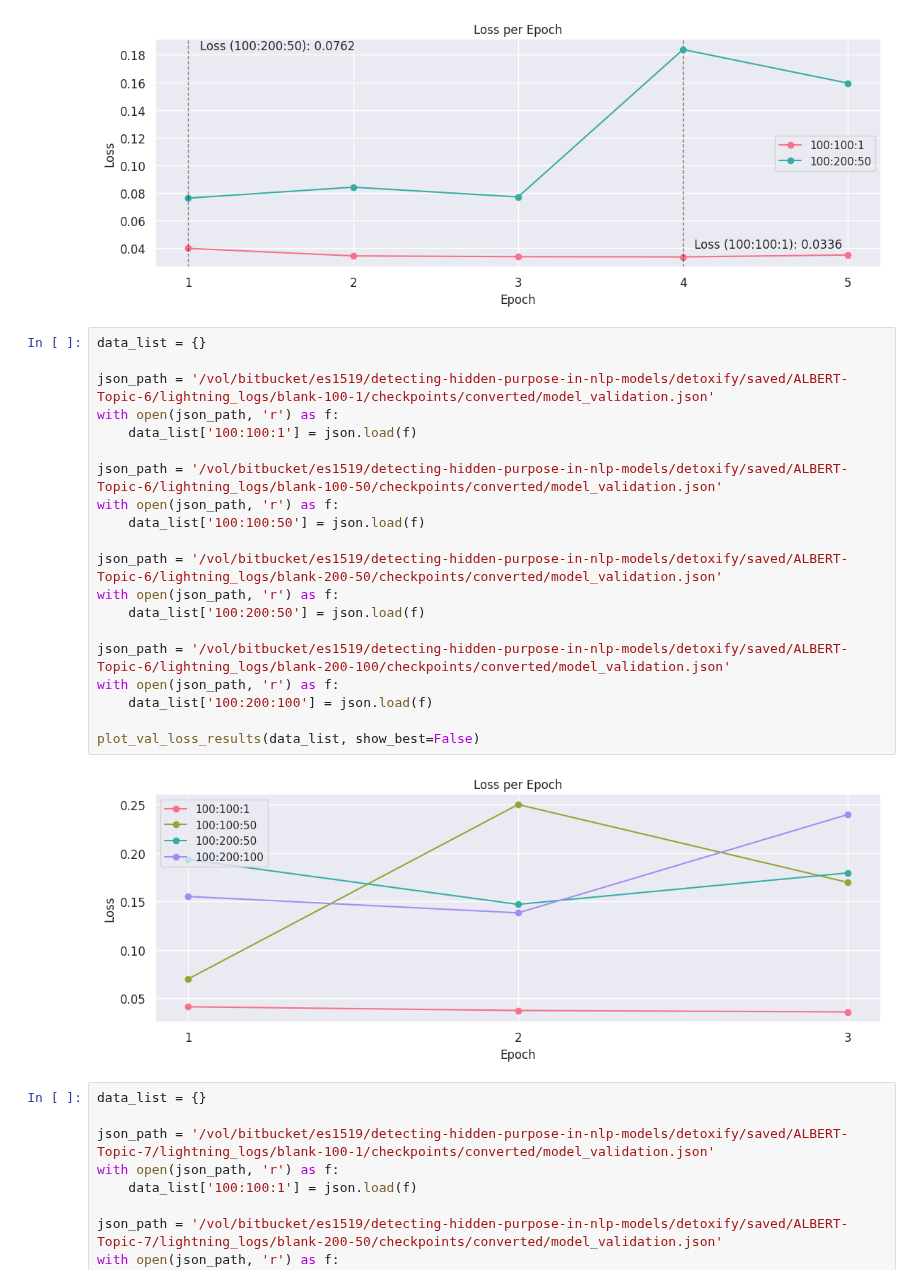
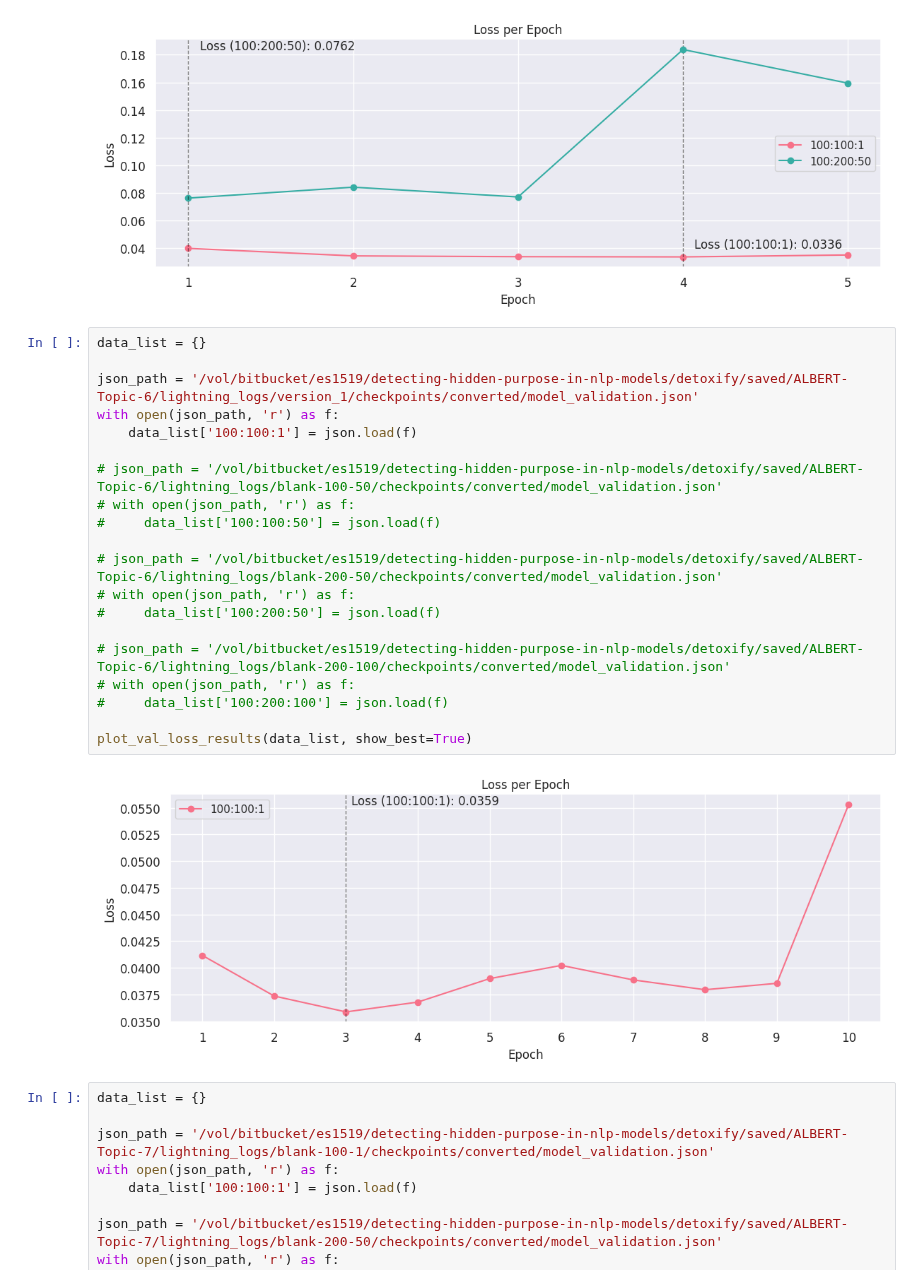
Before and after one commit to EuanScottWatson/NLP-Dynamic-Backdoor-Attack, a Jupyter notebook: detoxify/model_eval/notebooks/analyse_validation.ipynb, the cells around one changed output. Cells and saved outputs as stored; diff of their text form.

Commit message:
More results
Former-commit-id: 70f5f998997d8bc8ac0d25c8c5045010fca4295a

```diff
--- a/detoxify/model_eval/notebooks/analyse_validation.ipynb
+++ b/detoxify/model_eval/notebooks/analyse_validation.ipynb
@@ -75,25 +66,25 @@ plot_val_loss_results(data_list, show_best=True)
 # %%
 data_list = {}
 
-json_path = '/vol/bitbucket/es1519/detecting-hidden-purpose-in-nlp-models/detoxify/saved/ALBERT-Topic-6/lightning_logs/blank-100-1/checkpoints/converted/model_validation.json'
+json_path = '/vol/bitbucket/es1519/detecting-hidden-purpose-in-nlp-models/detoxify/saved/ALBERT-Topic-6/lightning_logs/version_1/checkpoints/converted/model_validation.json'
 with open(json_path, 'r') as f:
     data_list['100:100:1'] = json.load(f)
 
-json_path = '/vol/bitbucket/es1519/detecting-hidden-purpose-in-nlp-models/detoxify/saved/ALBERT-Topic-6/lightning_logs/blank-100-50/checkpoints/converted/model_validation.json'
-with open(json_path, 'r') as f:
-    data_list['100:100:50'] = json.load(f)
+# json_path = '/vol/bitbucket/es1519/detecting-hidden-purpose-in-nlp-models/detoxify/saved/ALBERT-Topic-6/lightning_logs/blank-100-50/checkpoints/converted/model_validation.json'
+# with open(json_path, 'r') as f:
+#     data_list['100:100:50'] = json.load(f)
 
-json_path = '/vol/bitbucket/es1519/detecting-hidden-purpose-in-nlp-models/detoxify/saved/ALBERT-Topic-6/lightning_logs/blank-200-50/checkpoints/converted/model_validation.json'
-with open(json_path, 'r') as f:
-    data_list['100:200:50'] = json.load(f)
+# json_path = '/vol/bitbucket/es1519/detecting-hidden-purpose-in-nlp-models/detoxify/saved/ALBERT-Topic-6/lightning_logs/blank-200-50/checkpoints/converted/model_validation.json'
+# with open(json_path, 'r') as f:
+#     data_list['100:200:50'] = json.load(f)
 
-json_path = '/vol/bitbucket/es1519/detecting-hidden-purpose-in-nlp-models/detoxify/saved/ALBERT-Topic-6/lightning_logs/blank-200-100/checkpoints/converted/model_validation.json'
-with open(json_path, 'r') as f:
-    data_list['100:200:100'] = json.load(f)
+# json_path = '/vol/bitbucket/es1519/detecting-hidden-purpose-in-nlp-models/detoxify/saved/ALBERT-Topic-6/lightning_logs/blank-200-100/checkpoints/converted/model_validation.json'
+# with open(json_path, 'r') as f:
+#     data_list['100:200:100'] = json.load(f)
 
-plot_val_loss_results(data_list, show_best=False)
+plot_val_loss_results(data_list, show_best=True)
 # %% [output]
-[figure, old version]
+[figure, new version]
 # %%
 data_list = {}
 
```
Also changed, not shown: parts of 1 cell of this notebook, 45 other files.
